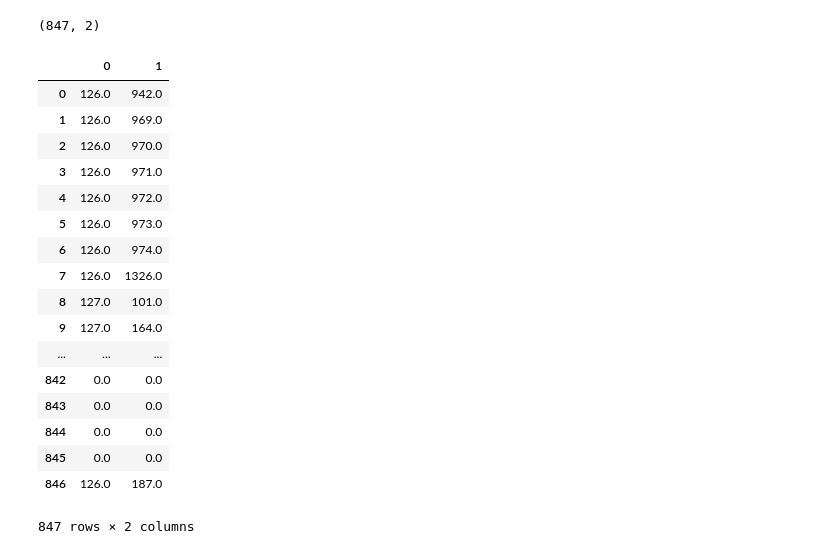
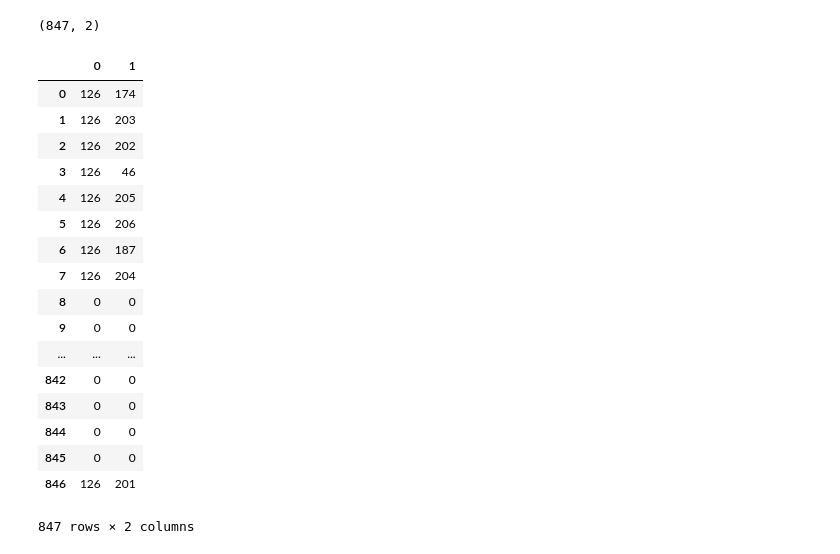
Before and after one commit to dodler/doc_ranker, a Jupyter notebook: ranker.ipynb, the cells around one changed output. Saved outputs shown, nothing was run; the diff lists cells and outputs as text; code cells hidden in the pictures.

```diff
--- a/ranker.ipynb
+++ b/ranker.ipynb
@@ -276,8 +276,3 @@ r2 = rank_block_by_pred(tq,td)
 126
 126
 126
-# %%
-t = np.zeros((10,2))
-for i,row in enumerate(r2):
-    t[i,0] = row[1]
-    t
@@ -297,7 +279,7 @@ array([[ 126.,    0.],
 # %%
 prev_q = -1
 prev_i = -1
-cnt = prev_i
+cnt = 0
 
 result = np.zeros((len(rel_test),2))
 
@@ -310,14 +292,19 @@ for i,row in rel_test.iterrows():
         prev_i = i
 
     if prev_q != q_id:
-        if q_id in queries['QueryId']:
+        if int(prev_q) in queries['QueryId']:
+            print('ranking by dist')
             r = rank_block_by_dist(rel_test.iloc[prev_i:i,0], rel_test.iloc[prev_i:i,1])
+            for row in r:
+                result[cnt,0] = row[0]
+                result[cnt,1] = row[1]
+                cnt += 1
         else:
-            r = to_nparray(sorted(zip(np.zeros(i-prev_i),rel_test.iloc[prev_i:i,0], rel_test.iloc[prev_i:i,1])))
-        for row in r:
-            result[cnt,0] = row[0]
-            result[cnt,1] = row[1]
-            cnt += 1
+            print('simple rewirte')
+            for j in range(prev_i, i):
+                result[j,0] = rel_test.iloc[j,0]
+                result[j,1] = rel_test.iloc[j,1]
+                cnt += 1
 
         prev_q = q_id
         prev_i = i
@@ -326,25 +327,25 @@ result.shape
 # %% [output]
 (847, 2)
 # %%
-pd.DataFrame(result)
+pd.DataFrame(result, dtype=np.uint8)
 # %% [output]
 |  | 0 | 1 |
-| 0 | 126.0 | 942.0 |
-| 1 | 126.0 | 969.0 |
-| 2 | 126.0 | 970.0 |
-| 3 | 126.0 | 971.0 |
-| 4 | 126.0 | 972.0 |
-| 5 | 126.0 | 973.0 |
-| 6 | 126.0 | 974.0 |
-| 7 | 126.0 | 1326.0 |
-| 8 | 127.0 | 101.0 |
-| 9 | 127.0 | 164.0 |
+| 0 | 126 | 174 |
+| 1 | 126 | 203 |
+| 2 | 126 | 202 |
+| 3 | 126 | 46 |
+| 4 | 126 | 205 |
+| 5 | 126 | 206 |
+| 6 | 126 | 187 |
+| 7 | 126 | 204 |
+| 8 | 0 | 0 |
+| 9 | 0 | 0 |
 | ... | ... | ... |
-| 842 | 0.0 | 0.0 |
-| 843 | 0.0 | 0.0 |
-| 844 | 0.0 | 0.0 |
-| 845 | 0.0 | 0.0 |
-| 846 | 126.0 | 187.0 |
+| 842 | 0 | 0 |
+| 843 | 0 | 0 |
+| 844 | 0 | 0 |
+| 845 | 0 | 0 |
+| 846 | 126 | 201 |
 847 rows × 2 columns
 # %%
 res_out = np.zeros(shape=(len(test_q), 2),dtype=np.uint8)
```
Also changed, not shown: parts of 2 cells of this notebook.
